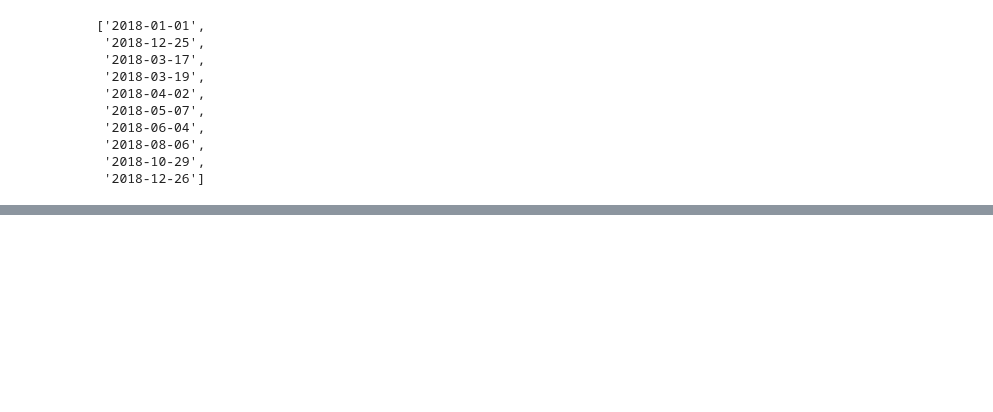
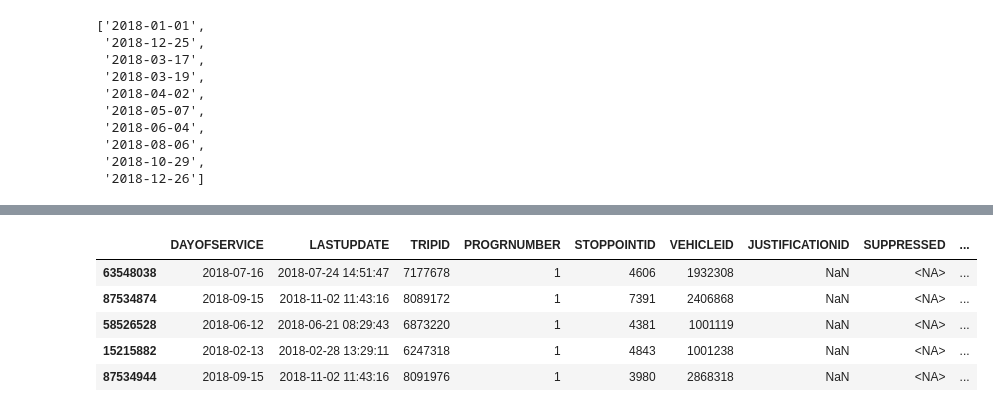
Before and after one commit to CityRoute/Data-Analytics-CityRoute, a Jupyter notebook: Faye_ExtraFeatures.ipynb, the cells around one changed output, grey strips where cells are left out. Cells and saved outputs as stored; diff of their text form; code cells hidden in the pictures; blank space fills up the shorter version.

```diff
--- a/Faye_ExtraFeatures.ipynb
+++ b/Faye_ExtraFeatures.ipynb
@@ -47,0 +120,9 @@ df.tail(5)
+# %%
+leavetimes.head(5)
+# %% [output]
+|  | DAYOFSERVICE | LASTUPDATE | TRIPID | PROGRNUMBER | STOPPOINTID | VEHICLEID | JUSTIFICATIONID | SUPPRESSED | ... |
+| 63548038 | 2018-07-16 | 2018-07-24 14:51:47 | 7177678 | 1 | 4606 | 1932308 | NaN | <NA> | ... |
+| 87534874 | 2018-09-15 | 2018-11-02 11:43:16 | 8089172 | 1 | 7391 | 2406868 | NaN | <NA> | ... |
+| 58526528 | 2018-06-12 | 2018-06-21 08:29:43 | 6873220 | 1 | 4381 | 1001119 | NaN | <NA> | ... |
+| 15215882 | 2018-02-13 | 2018-02-28 13:29:11 | 6247318 | 1 | 4843 | 1001238 | NaN | <NA> | ... |
+| 87534944 | 2018-09-15 | 2018-11-02 11:43:16 | 8091976 | 1 | 3980 | 2868318 | NaN | <NA> | ... |
```
Also changed, not shown: parts of 8 cells of this notebook.
